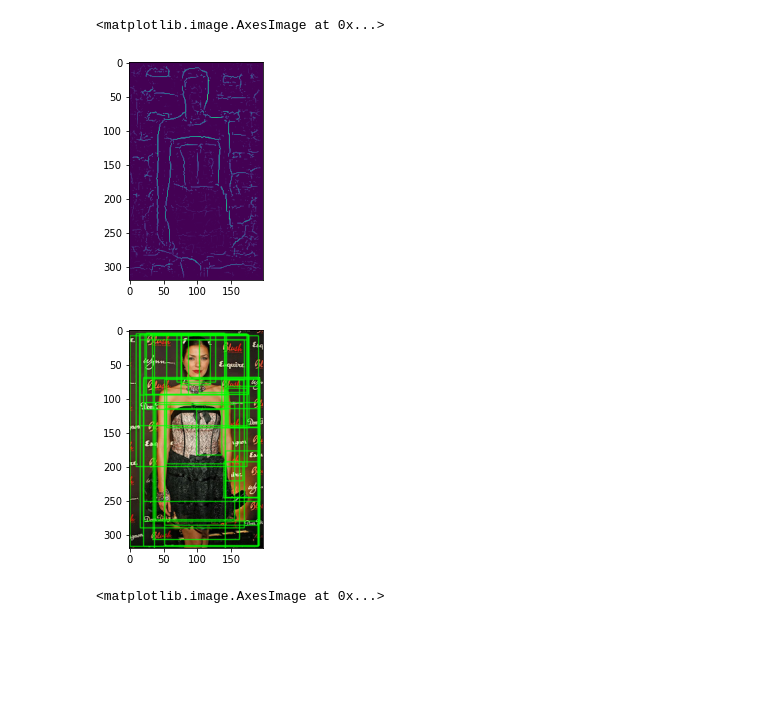
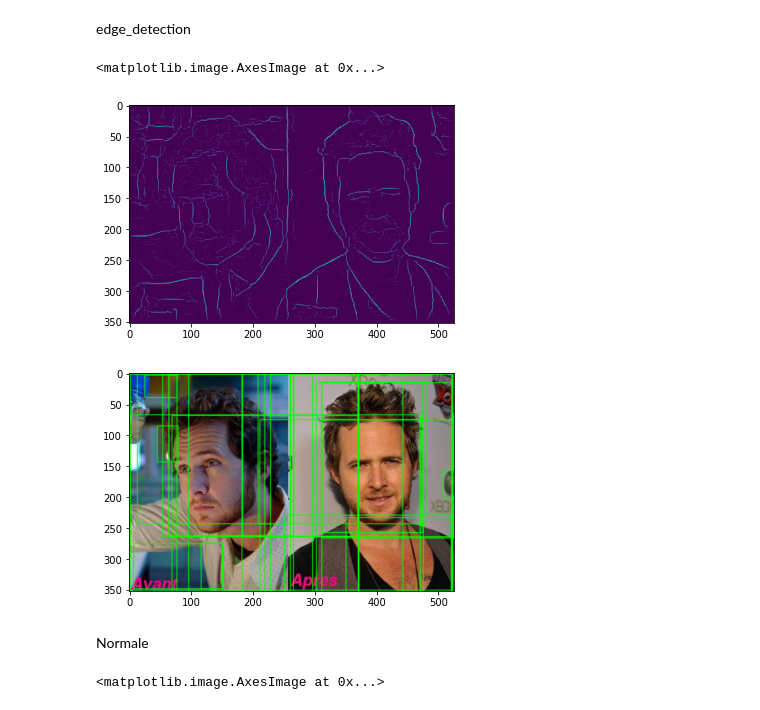
Before and after one commit to MatD3mons/Multi_Face_Detector, a Jupyter notebook: Train/RCNN - Keras.ipynb, the cells around one changed output. Cells and saved outputs as stored; diff of their text form; code cells hidden in the pictures; blank space fills up the shorter version.

Commit message:
change structure

```diff
--- a/Train/RCNN - Keras.ipynb
+++ b/Train/RCNN - Keras.ipynb
@@ -33,0 +23,3 @@ Name: 0, dtype: object)
+# %%
+path = "Image"
+filename = "3.jpg"
@@ -34,40 +38,36 @@ Name: 0, dtype: object)
+# %% [markdown]
+edge_detection
 # %%
-#!/usr/bin/env python
-# -*- coding: utf-8 -*-
-import matplotlib.pyplot as plt
-import cv2 as cv
-import numpy as np
-import sys
-import os
+model = "model/model.yml"
+cv2.setUseOptimized(True);
+edge_detection = cv2.ximgproc.createStructuredEdgeDetection(model)
 
-path = "Image"
-i = "500.jpg"
+def get_boxes(img):
+    rgb_im = cv2.cvtColor(img, cv2.COLOR_BGR2RGB)
+    edges = edge_detection.detectEdges(np.float32(rgb_im) / 255.0)
 
-model = "model.yml"
-im = cv.imread(os.path.join(path,i))
+    orimap = edge_detection.computeOrientation(edges)
+    edges = edge_detection.edgesNms(edges, orimap)
 
-edge_detection = cv.ximgproc.createStructuredEdgeDetection(model)
-rgb_im = cv.cvtColor(im, cv.COLOR_BGR2RGB)
-edges = edge_detection.detectEdges(np.float32(rgb_im) / 255.0)
+    edge_boxes = cv2.ximgproc.createEdgeBoxes()
+    edge_boxes.setMaxBoxes(30)
+    return edge_boxes.getBoundingBoxes(edges, orimap),edges
 
-orimap = edge_detection.computeOrientation(edges)
-edges = edge_detection.edgesNms(edges, orimap)
-
-edge_boxes = cv.ximgproc.createEdgeBoxes()
-edge_boxes.setMaxBoxes(30)
-boxes = edge_boxes.getBoundingBoxes(edges, orimap)
-
+img = cv2.imread(os.path.join(path,filename))
+boxes, edges = get_boxes(img)
 for b in boxes[0]:
     x, y, w, h = b
-    cv.rectangle(im, (x, y), (x+w, y+h), (0, 255, 0), 1, cv.LINE_AA)
+    cv2.rectangle(img, (x, y), (x+w, y+h), (0, 255, 0), 1, cv2.LINE_AA)
 
 plt.imshow(edges)
 plt.figure()
-plt.imshow(cv.cvtColor(im, cv.COLOR_BGR2RGB))
+plt.imshow(cv2.cvtColor(img, cv2.COLOR_BGR2RGB))
 # %% [output]
 <matplotlib.image.AxesImage at 0x...>
-[figure, old version]
+[figure, new version]
-[figure, old version]
+[figure, new version]
+# %% [markdown]
+Normale
 # %%
 cv2.setUseOptimized(True);
 ss = cv2.ximgproc.segmentation.createSelectiveSearchSegmentation()
```
Also changed, not shown: parts of 7 cells of this notebook, 18 other files.
